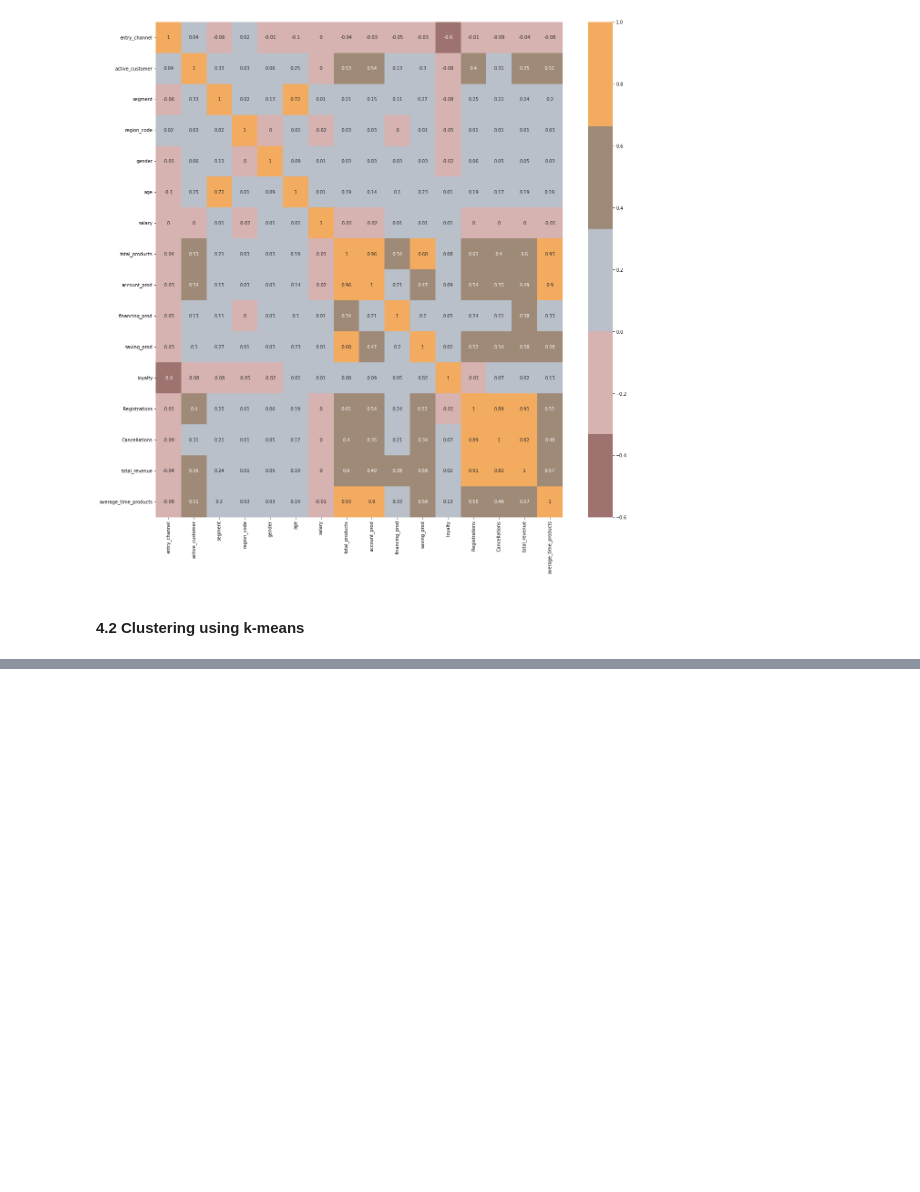
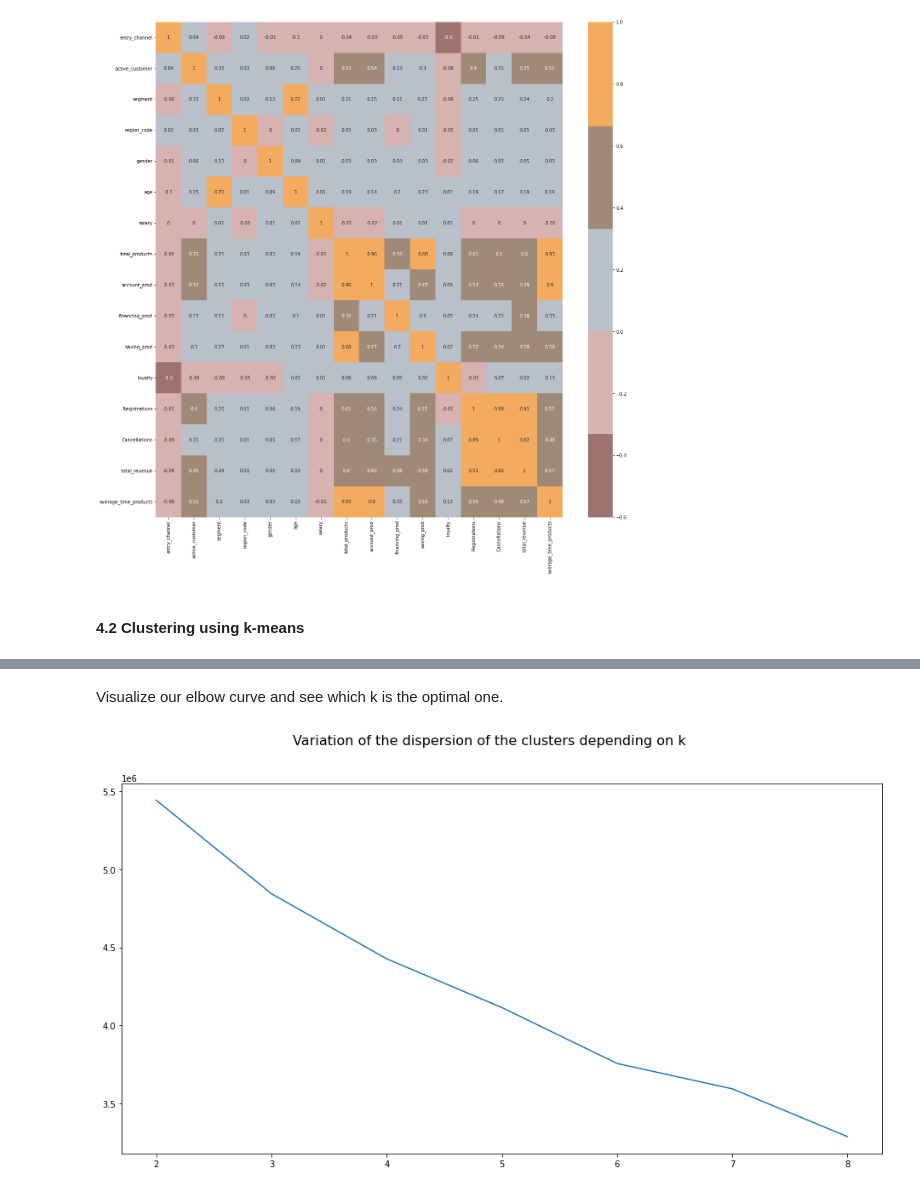
Before and after one commit to VictorSinNav/Easymoney-Data-Science-Solutions, a Jupyter notebook: Customer Segmentation.ipynb, the cells around one changed output, grey strips where cells are left out. Saved outputs shown, nothing was run; the diff lists cells and outputs as text; code cells hidden in the pictures; blank space fills up the shorter version.

Commit message:
kmeans algortihm

```diff
--- a/Customer Segmentation.ipynb
+++ b/Customer Segmentation.ipynb
@@ -332,0 +337,6 @@ sns.heatmap(corrmat,annot=True, cmap=cmap, center=0)
+# %%
+scaler = StandardScaler()
+
+df_standard = scaler.fit_transform(df_last_partition)
+
+df_standard = pd.DataFrame(df_standard, columns=df_last_partition.columns)
@@ -332,0 +356,11 @@ sns.heatmap(corrmat,annot=True, cmap=cmap, center=0)
+# %%
+sse = {}
+
+for k in range(2, 9):
+
+    print(f"Fitting with {k} clusters")
+
+    clustering_model = KMeans(n_clusters = k)
+    clustering_model.fit(df_standard)
+
+    sse[k] = clustering_model.inertia_
@@ -332,0 +375,13 @@ sns.heatmap(corrmat,annot=True, cmap=cmap, center=0)
+# %% [markdown]
+Visualize our elbow curve and see which k is the optimal one.
+# %%
+fig = plt.figure(figsize = (16, 8))
+ax = fig.add_subplot()
+
+x_values = list(sse.keys())
+y_values = list(sse.values())
+
+ax.plot(x_values, y_values, label = "Cluster dispersion")
+fig.suptitle("Variation of the dispersion of the clusters depending on k", fontsize = 16);
+# %% [output]
+[figure, added]
```
Also changed, not shown: parts of 12 cells of this notebook.
